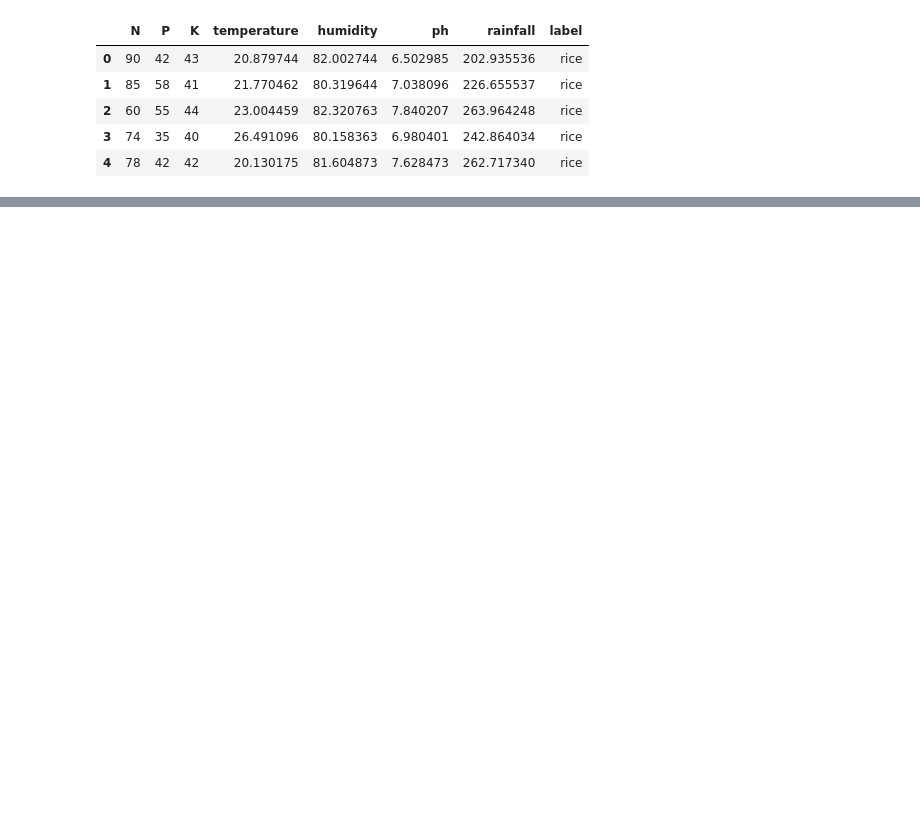
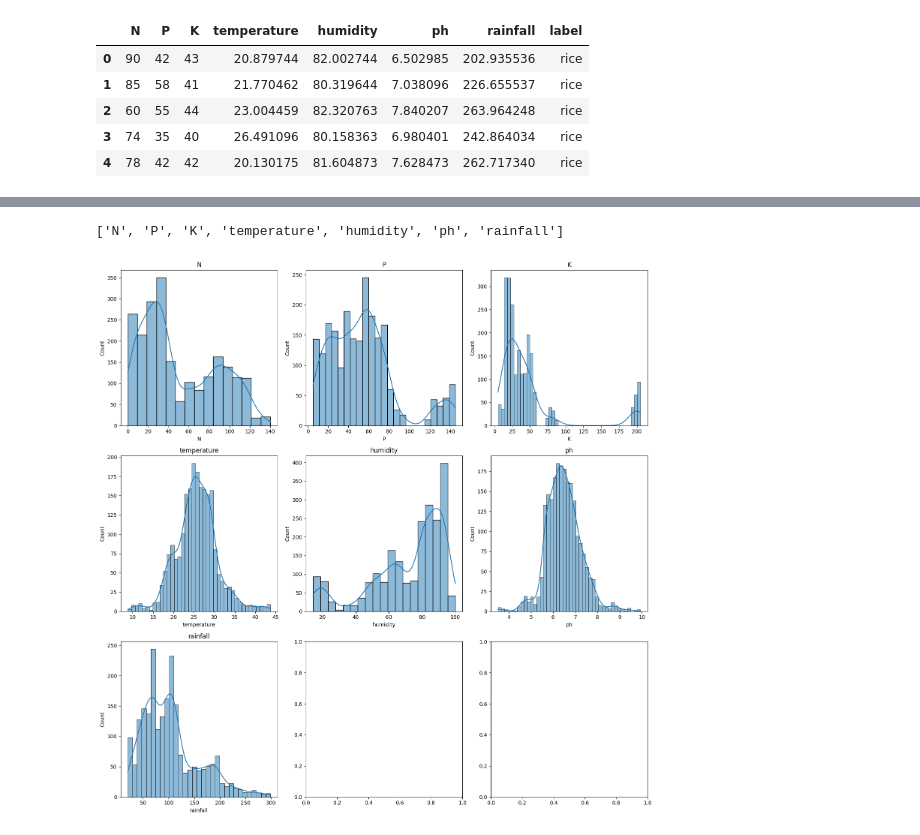
Before and after one commit to VChaitanyaKumar/Crop_And_Fertiliser_Recommendation_System_Using_ML, a Jupyter notebook: Crop_Recommandation.ipynb, the cells around one changed output, grey strips where cells are left out. Drawn from its saved outputs; the diff is of its cells as text; code cells hidden in the pictures; blank space fills up the shorter version.

```diff
--- a/Crop_Recommandation.ipynb
+++ b/Crop_Recommandation.ipynb
@@ -6,9 +11,7 @@ import seaborn as sns
 # %%
-
-
-#read the data
-df=pd.read_csv("/content/Crop_recommendation.csv")
-df.head()
+# load the dataset
+crop = pd.read_csv("Crop_recommendation.csv")
+crop.head() # crop.tail(100)
 # %% [output]
 |  | N | P | K | temperature | humidity | ph | rainfall | label |
 | 0 | 90 | 42 | 43 | 20.879744 | 82.002744 | 6.502985 | 202.935536 | rice |
@@ -36,0 +100,16 @@ memory usage: 137.6+ KB
+# %%
+features = crop.columns.to_list()
+features.remove('label')
+print(features)
+# %% [output]
+['N', 'P', 'K', 'temperature', 'humidity', 'ph', 'rainfall']
+# %%
+# visualize the distribution of each feature
+fig, ax = plt.subplots(3, 3, figsize=(15, 15))
+for i, subplot in zip(features, ax.flatten()):
+    sns.histplot(crop[i], ax=subplot, kde=True)
+    subplot.set_title(i)
+plt.tight_layout()
+plt.show()
+# %% [output]
+[figure, added]
```
Also changed, not shown: parts of 39 cells of this notebook.
